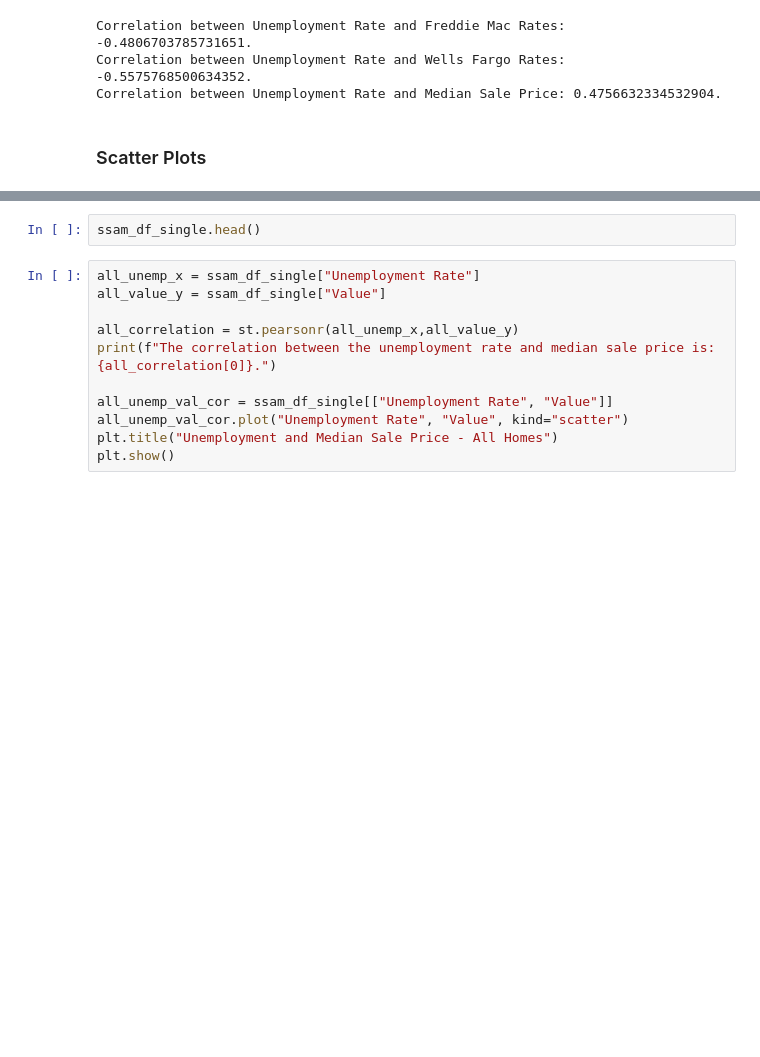
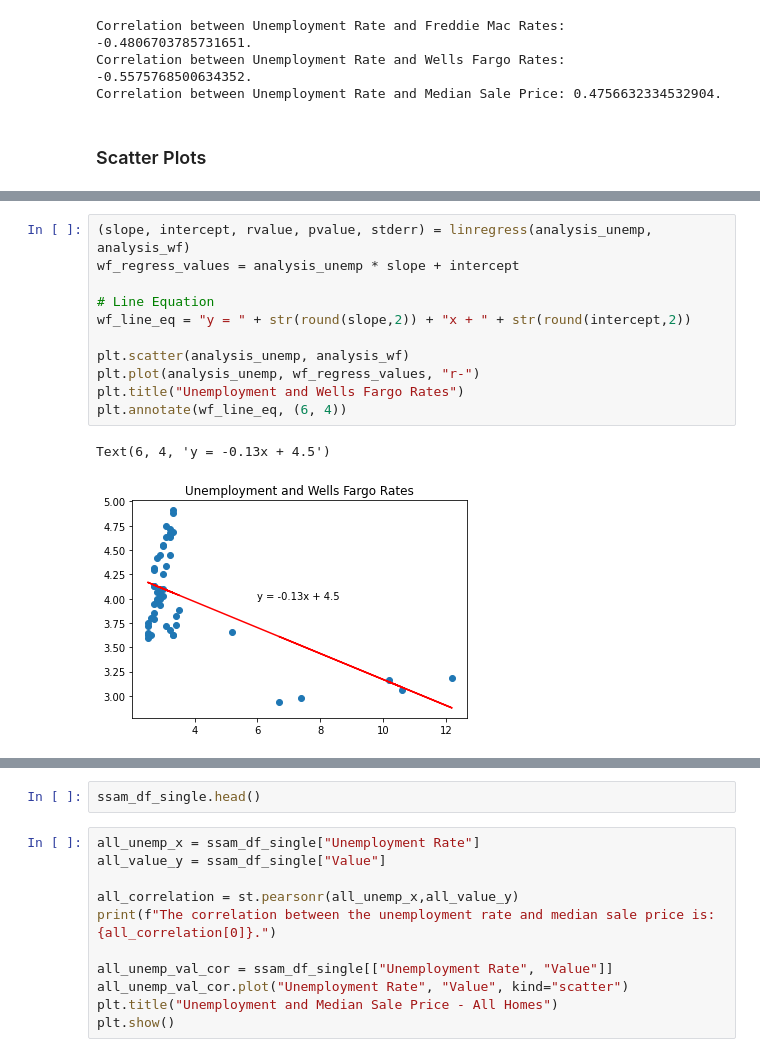
Before and after one commit to binetala/The_Very_Best_Team, a Jupyter notebook: Cole/median_sale_price_analyses.ipynb, the cells around one changed output, grey strips where cells are left out. Cells and saved outputs as stored; diff of their text form; blank space fills up the shorter version.

```diff
--- a/Cole/median_sale_price_analyses.ipynb
+++ b/Cole/median_sale_price_analyses.ipynb
@@ -175,0 +176,14 @@ Text(0.5, 1.0, 'Unemployment and Median Sale Price')
+# %%
+(slope, intercept, rvalue, pvalue, stderr) = linregress(analysis_unemp, analysis_wf)
+wf_regress_values = analysis_unemp * slope + intercept
+
+# Line Equation
+wf_line_eq = "y = " + str(round(slope,2)) + "x + " + str(round(intercept,2))
+
+plt.scatter(analysis_unemp, analysis_wf)
+plt.plot(analysis_unemp, wf_regress_values, "r-")
+plt.title("Unemployment and Wells Fargo Rates")
+plt.annotate(wf_line_eq, (6, 4))
+# %% [output]
+Text(6, 4, 'y = -0.13x + 4.5')
+[figure, added]
```
Also changed, not shown: parts of 15 cells of this notebook.
